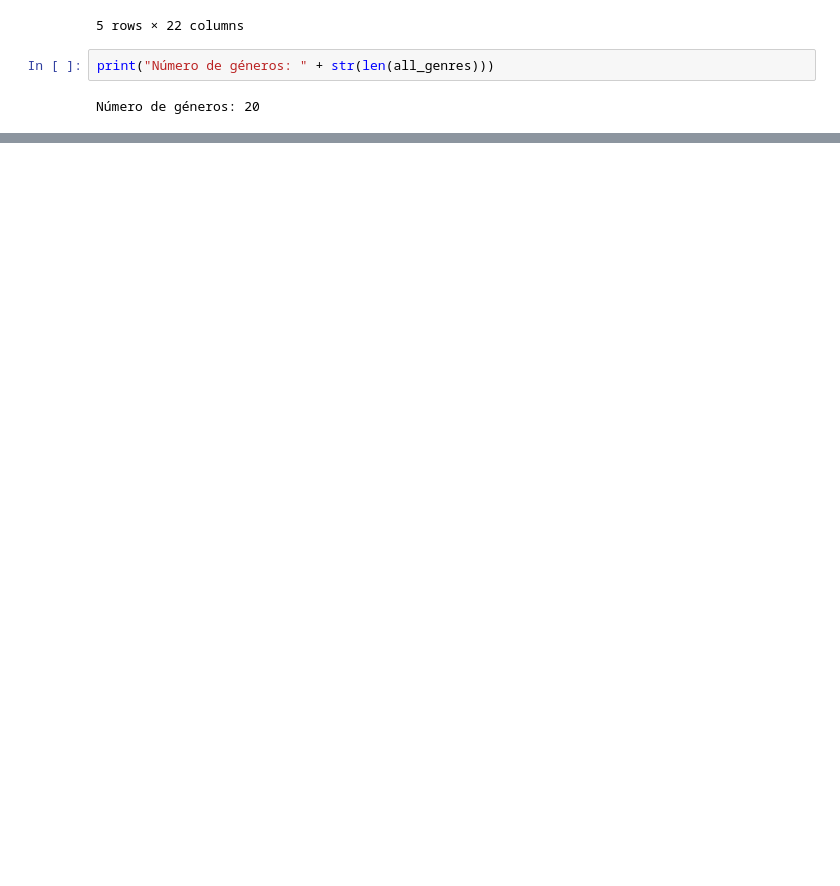
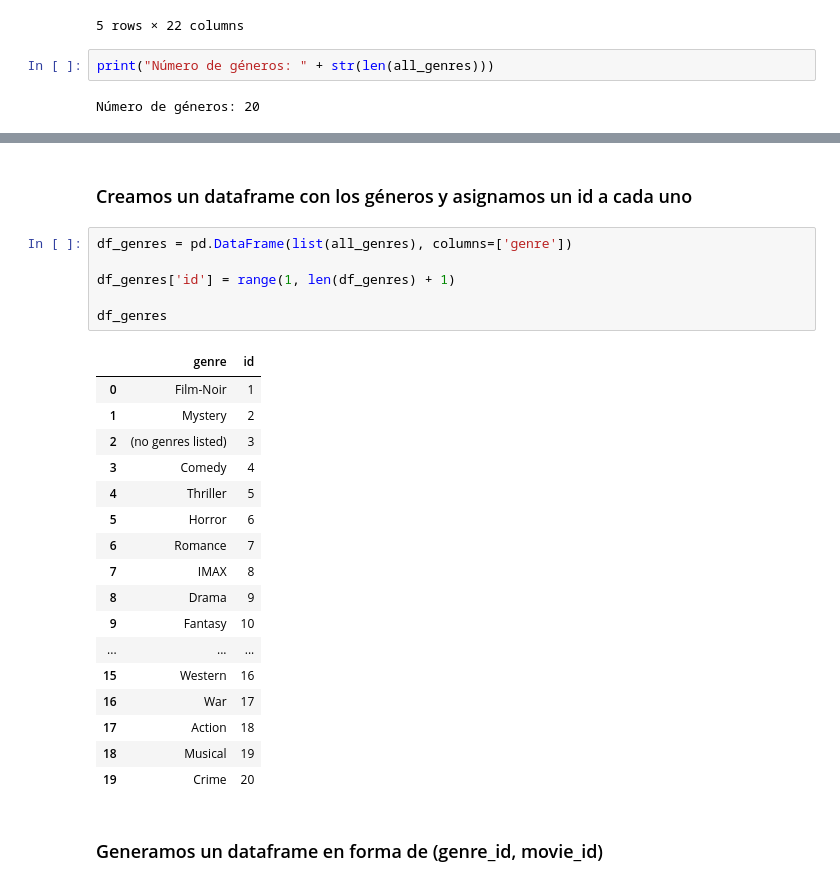
Before and after one commit to JuanDiegoGonzalez/Taller1SisRec, a Jupyter notebook: models/preprocessing.ipynb, the cells around one changed output, grey strips where cells are left out. Saved outputs shown, nothing was run; the diff lists cells and outputs as text; blank space fills up the shorter version.

```diff
--- a/models/preprocessing.ipynb
+++ b/models/preprocessing.ipynb
@@ -293,0 +317,28 @@ Número de géneros: 20
+# %% [markdown]
+### Creamos un dataframe con los géneros y asignamos un id a cada uno
+# %%
+df_genres = pd.DataFrame(list(all_genres), columns=['genre'])
+
+df_genres['id'] = range(1, len(df_genres) + 1)
+
+df_genres
+# %% [output]
+|  | genre | id |
+| 0 | Film-Noir | 1 |
+| 1 | Mystery | 2 |
+| 2 | (no genres listed) | 3 |
+| 3 | Comedy | 4 |
+| 4 | Thriller | 5 |
+| 5 | Horror | 6 |
+| 6 | Romance | 7 |
+| 7 | IMAX | 8 |
+| 8 | Drama | 9 |
+| 9 | Fantasy | 10 |
+| ... | ... | ... |
+| 15 | Western | 16 |
+| 16 | War | 17 |
+| 17 | Action | 18 |
+| 18 | Musical | 19 |
+| 19 | Crime | 20 |
+# %% [markdown]
+### Generamos un dataframe en forma de (genre_id, movie_id)
```
Also changed, not shown: parts of 30 cells of this notebook, 9 other files.
